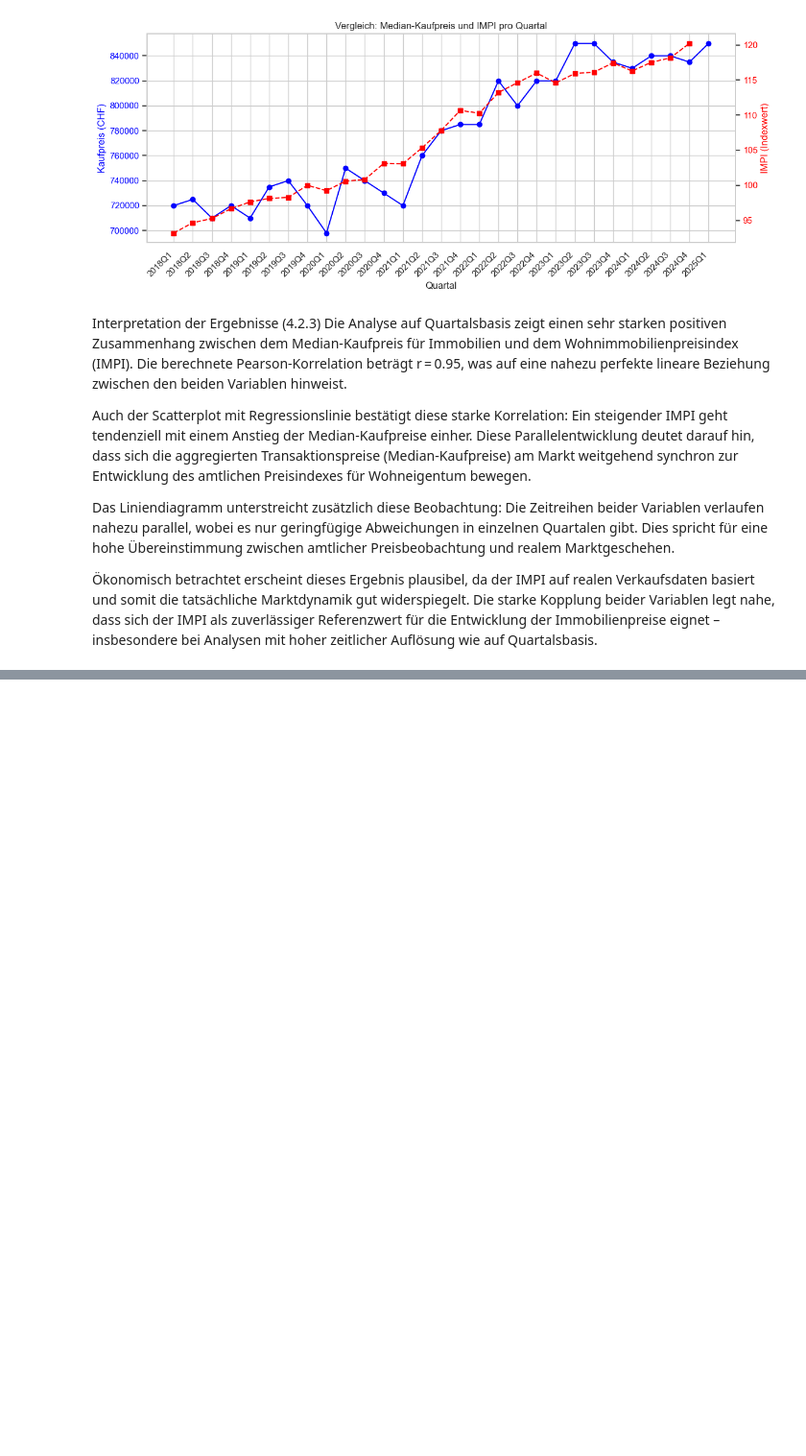
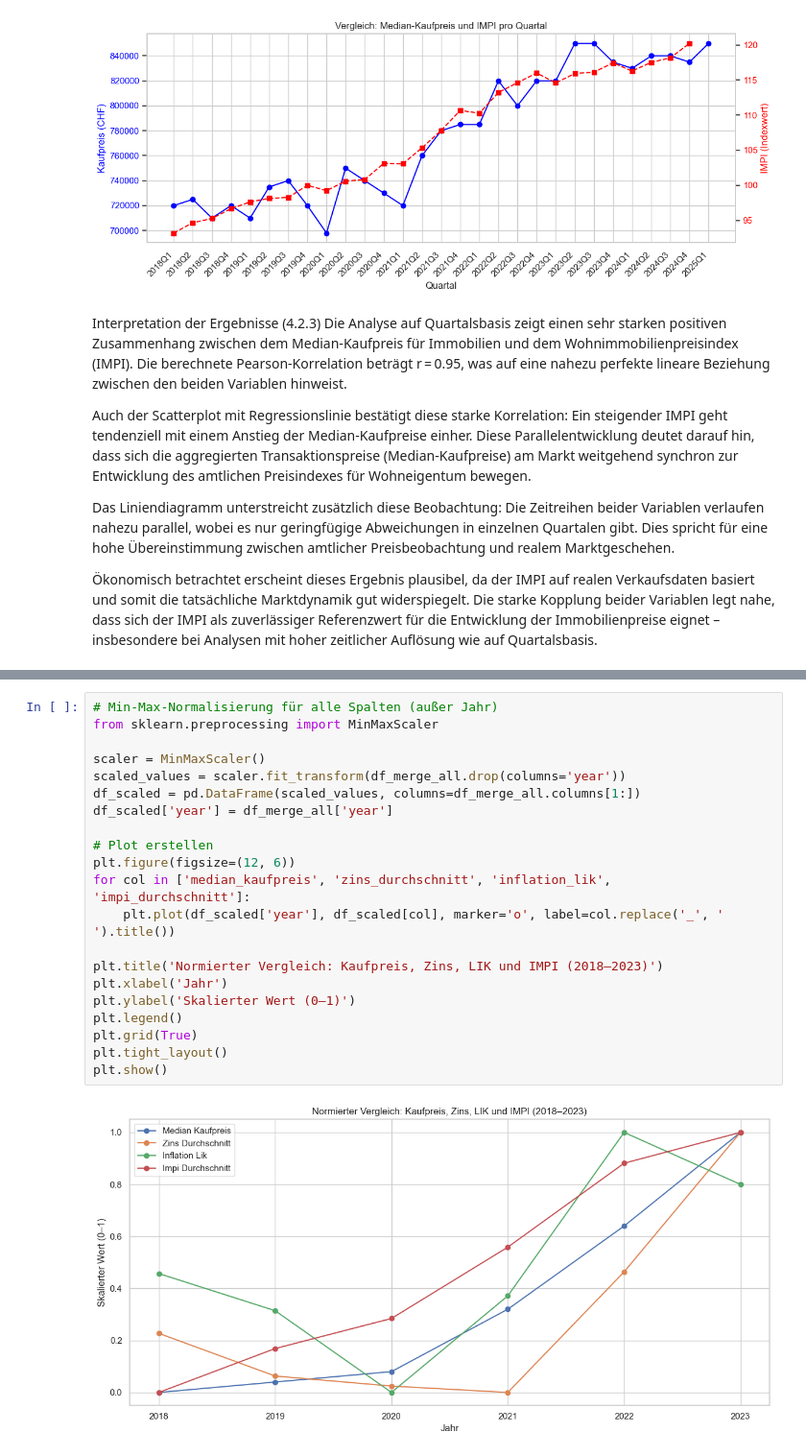
Before and after one commit to noeChicharro/Einfluss_von_Inflation_und_Zinsen_auf_den_Immobilienmark, a Jupyter notebook: src/antonio_jupyter_notebooks/Datenanalyse_Kapitel_4_5.ipynb, the cells around one changed output, grey strips where cells are left out. Shown at 96% size. Drawn from its saved outputs; the diff is of its cells as text; blank space fills up the shorter version.

```diff
--- a/src/antonio_jupyter_notebooks/Datenanalyse_Kapitel_4_5.ipynb
+++ b/src/antonio_jupyter_notebooks/Datenanalyse_Kapitel_4_5.ipynb
@@ -777,0 +849,23 @@ Das Liniendiagramm unterstreicht zusätzlich diese Beobachtung: Die Zeitreihen b
+# %%
+# Min-Max-Normalisierung für alle Spalten (außer Jahr)
+from sklearn.preprocessing import MinMaxScaler
+
+scaler = MinMaxScaler()
+scaled_values = scaler.fit_transform(df_merge_all.drop(columns='year'))
+df_scaled = pd.DataFrame(scaled_values, columns=df_merge_all.columns[1:])
+df_scaled['year'] = df_merge_all['year']
+
+# Plot erstellen
+plt.figure(figsize=(12, 6))
+for col in ['median_kaufpreis', 'zins_durchschnitt', 'inflation_lik', 'impi_durchschnitt']:
+    plt.plot(df_scaled['year'], df_scaled[col], marker='o', label=col.replace('_', ' ').title())
+
+plt.title('Normierter Vergleich: Kaufpreis, Zins, LIK und IMPI (2018–2023)')
+plt.xlabel('Jahr')
+plt.ylabel('Skalierter Wert (0–1)')
+plt.legend()
+plt.grid(True)
+plt.tight_layout()
+plt.show()
+# %% [output]
+[figure, added]
```
Also changed, not shown: parts of 21 cells of this notebook, 1 other file.
